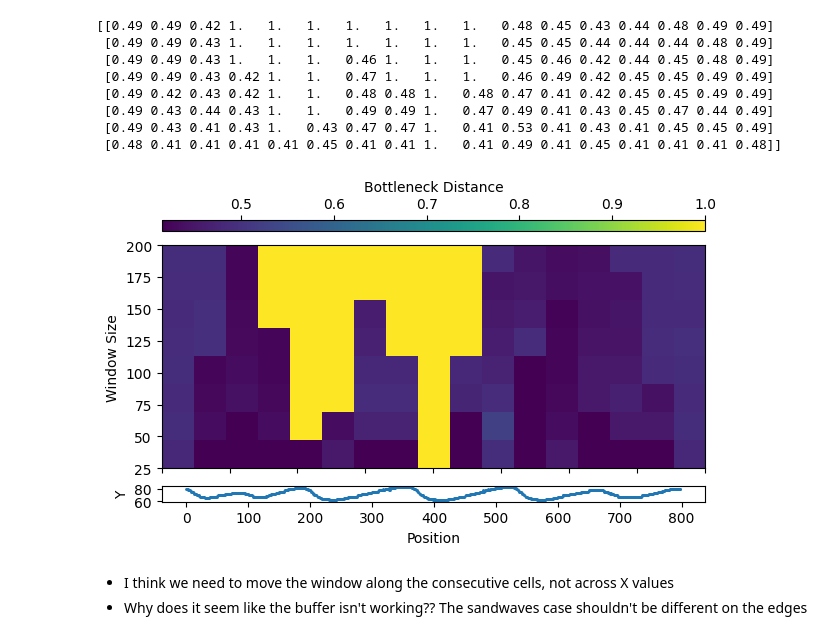
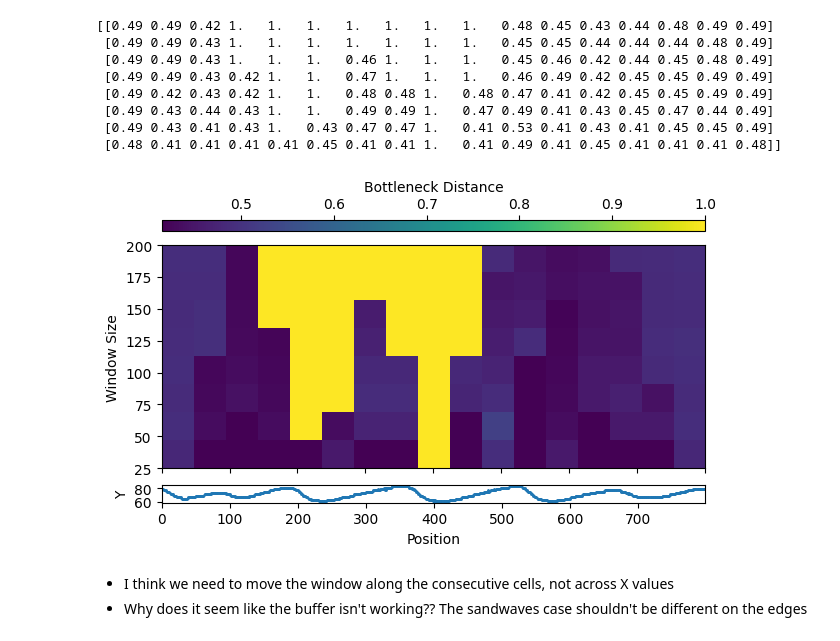
Before and after one commit to dmcdoug/Topology-of-Shoreline-Features, a Jupyter notebook: sliding_window.ipynb, the cells around one changed output. Drawn from its saved outputs; the diff is of its cells as text; code cells hidden in the pictures.

```diff
--- a/sliding_window.ipynb
+++ b/sliding_window.ipynb
@@ -129,6 +113,7 @@ def sliding_windows_par(pointCloud, dx=None, maxWindow=None, minWindow=None, ste
 
   # Define a helper function for parallelization
   def _process_position(pos_idx, current_pos):
+      print(current_pos, flush = True)
       # Each parallel job will return a row of bottleneck distances for all offsets
       row_dists = np.zeros(len(offsets))
 
@@ -165,7 +150,7 @@ def sliding_windows_par(pointCloud, dx=None, maxWindow=None, minWindow=None, ste
 
   # Execute the inner loop in parallel for each position
   # The results will be a list of arrays, where each array corresponds to a column of 'dists'
-  all_position_dists = Parallel(n_jobs=num_cores)(
+  all_position_dists = Parallel(n_jobs=num_cores, backend='threading')( # backend='threading' necessary for print (at least in colab)
       delayed(_process_position)(posIdx, pos) for posIdx, pos in enumerate(positions)
   )
 
@@ -201,7 +186,7 @@ videoNum = -1
 timestep = -1
 # Returns 2D point cloud x,y
 data = coasts[list(coasts.keys())[videoNum]][timestep]
-dists, positions, sizes = sliding_windows(data, dx=50, maxWindow=200, minWindow=50, step=25)
+dists, positions, sizes = sliding_windows_par(data, dx=50, maxWindow=200, minWindow=50, step=25)
 # %% [output]
 Positions: [  0  50 100 150 200 250 300 350 400 450 500 550 600 650 700 750 800]
 Offsets: [ 12.5  25.   37.5  50.   62.5  75.   87.5 100. ]
@@ -301,33 +291,10 @@ print(np.flipud(dists))
  [0.49 0.43 0.44 0.43 1.   1.   0.49 0.49 1.   0.47 0.49 0.41 0.43 0.45 0.47 0.44 0.49]
  [0.49 0.43 0.41 0.43 1.   0.43 0.47 0.47 1.   0.41 0.53 0.41 0.43 0.41 0.45 0.45 0.49]
  [0.48 0.41 0.41 0.41 0.41 0.45 0.41 0.41 1.   0.41 0.49 0.41 0.45 0.41 0.41 0.41 0.48]]
-# %%
-fig, (ax1, ax2) = plt.subplots(2, 1)
-
-# Plot the heatmap
-im = ax1.imshow(dists, aspect='auto', origin='lower', extent=[positions.min(), positions.max(), sizes.min(), sizes.max()])
-fig.colorbar(im, ax=ax1, label='Bottleneck Distance', orientation='horizontal', location='top', aspect=50)
-ax1.set_ylabel('Window Size')
-# ax1.set_xlim(data[:,0].min(), data[:,0].max()) # Ensure x-axis matches scatter plot
-ax1.tick_params(
-    axis='x',          # changes apply to the x-axis
-    which='both',      # both major and minor ticks are affected
-    bottom=True,      # ticks along the bottom edge are off
-    top=False,         # ticks along the top edge are off
-    labelbottom=False) # labels along the bottom edge are off
-
-# Plot the original data
-ax2.scatter(*data.T, s=1)
-ax2.set_xlabel('Position')
-ax2.set_ylabel('Y')
-ax2.set_aspect('equal', adjustable='box')
-# ax2.set_xlim(data[:,0].min(), data[:,0].max()) # Set x-axis to match heatmap
-
-plt.subplots_adjust(hspace=-0.75)
-plt.tight_layout()
-plt.show()
-# %% [output]
-[figure, removed]
+# %%
+plot_heatmap(dists, positions, sizes)
+# %% [output]
+[figure, added]
 # %% [markdown]
 * I think we need to move the window along the consecutive cells, not across X values
 * Why does it seem like the buffer isn't working?? The sandwaves case shouldn't be different on the edges
```
Also changed, not shown: parts of 8 cells of this notebook.
